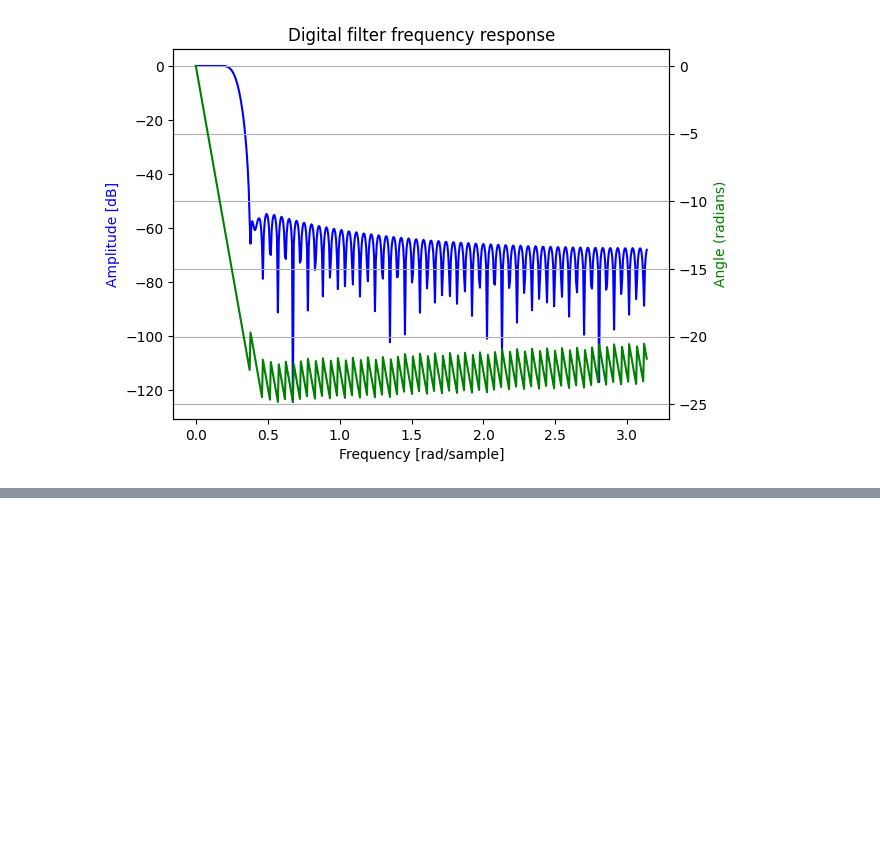
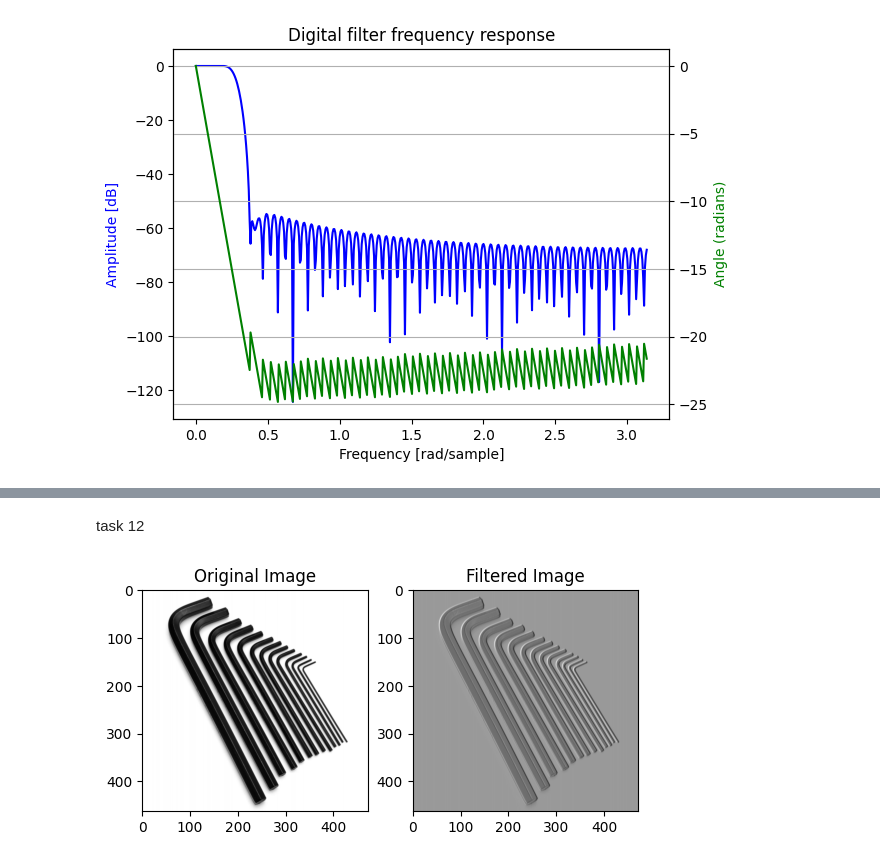
Before and after one commit to KaveeshwaraBandara/EN1094_Laboratory_Practice, a Jupyter notebook: Signal/workshop3.ipynb, the cells around one changed output, grey strips where cells are left out. Saved outputs shown, nothing was run; the diff lists cells and outputs as text; code cells hidden in the pictures; blank space fills up the shorter version.

```diff
--- a/Signal/workshop3.ipynb
+++ b/Signal/workshop3.ipynb
@@ -210,0 +267,34 @@ sf.write('audio_file_filtered.wav', np.vstack((ch1, ch2)).T + data, samplerate)
+# %% [markdown]
+task 12
+# %%
+import numpy as np
+import matplotlib.pyplot as plt
+import matplotlib.image as mpimg
+from scipy import signal
+
+# Load the image
+x = mpimg.imread('allenkeys.png')
+
+# Convert the image to grayscale
+x_gray = np.dot(x[...,:3], [0.2989, 0.5870, 0.1140])
+
+# Plotting
+fig, ax = plt.subplots(1, 2)
+ax[0].imshow(x_gray, cmap='gray')
+ax[0].set_title('Original Image')
+
+# Define the filter
+h = np.array([[-1, 0, 1],
+              [-2, 0, 2],
+              [-1, 0, 3]])
+
+# Perform convolution
+y = signal.convolve2d(x_gray, h, mode='same')
+
+# Plot the result
+ax[1].imshow(y, cmap='gray')
+ax[1].set_title('Filtered Image')
+
+plt.show()
+# %% [output]
+[figure, added]
```
Also changed, not shown: parts of 6 cells of this notebook, 2 other files.
